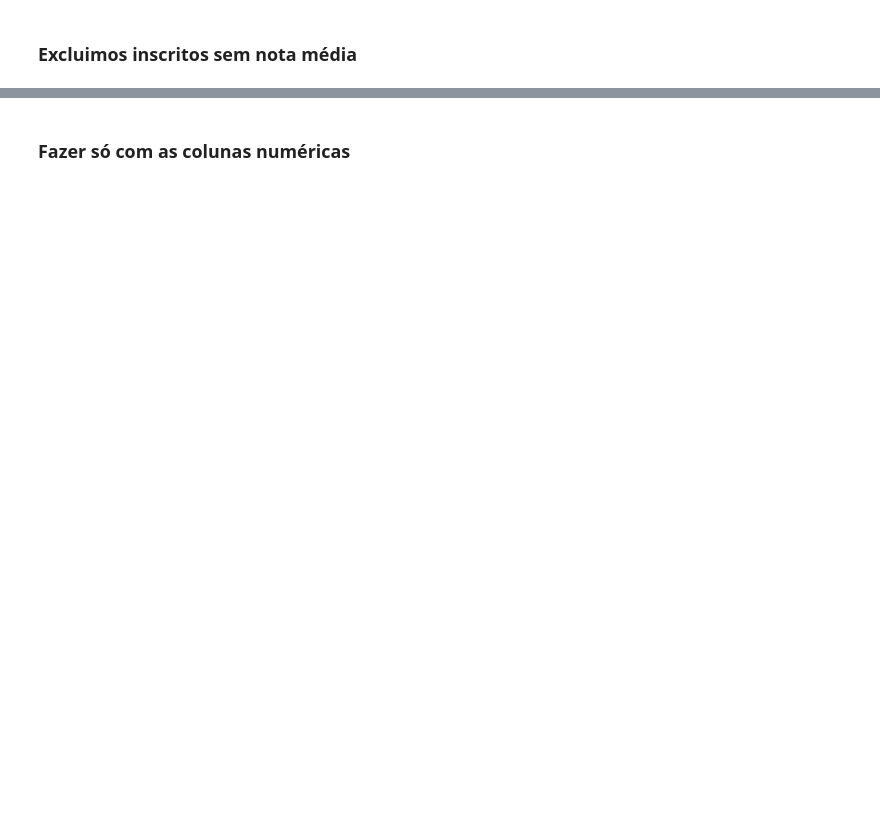
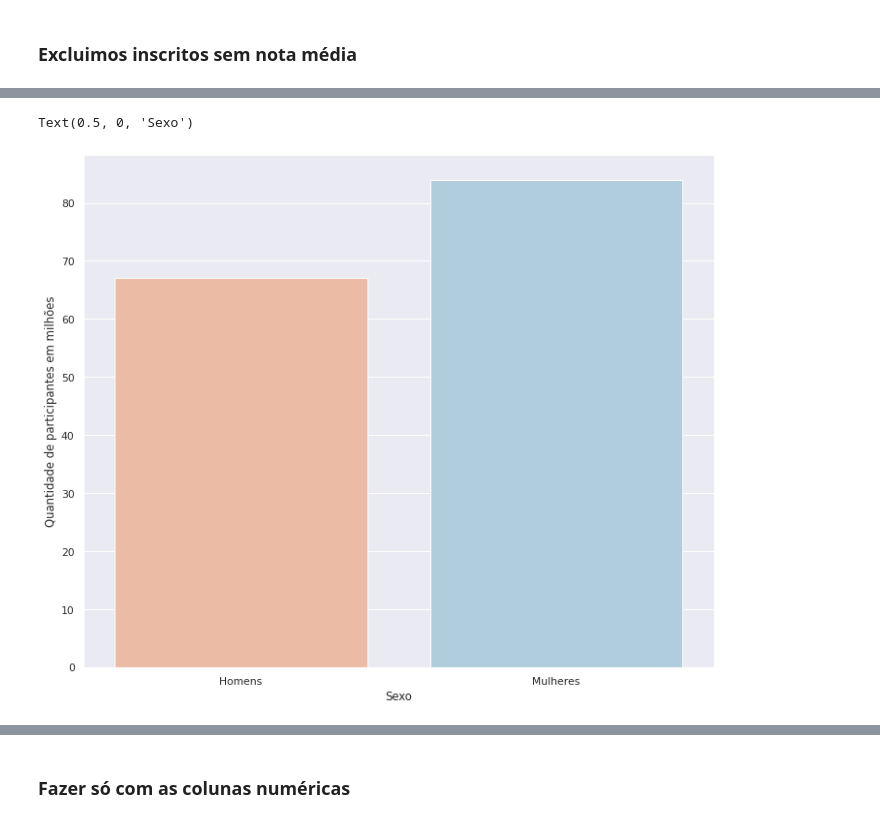
Before and after one commit to AkiraGabriel/Enem-2019, a Jupyter notebook: Enem.ipynb, the cells around one changed output, grey strips where cells are left out. Saved outputs shown, nothing was run; the diff lists cells and outputs as text; code cells hidden in the pictures; blank space fills up the shorter version.

```diff
--- a/Enem.ipynb
+++ b/Enem.ipynb
@@ -74,0 +221,23 @@ Name: nota_Media, Length: 2405749, dtype: float64
+# %%
+sns.set_theme(
+    style='darkgrid',
+    # palette='dark',
+    rc = {
+        'legend.loc': 'upper right',
+    }
+)
+fig, ax = plt.subplots(dpi=70, figsize=(12, 10))
+
+sns.countplot(data=df, x= df["TP_SEXO"].map({"F": "Mulheres", "M": "Homens"}),
+             palette="RdBu", ax=ax)
+
+for c in ax.containers:
+    for v in c:
+        bar_height = v.get_height()
+        x_value = v.get_x()
+        text = "{:.1%}".format(bar_height/len(df))
+ax.set_ylabel("Quantidade de participantes em milhões")
+ax.set_xlabel("Sexo")
+# %% [output]
+Text(0.5, 0, 'Sexo')
+[figure, added]
```
Also changed, not shown: parts of 77 cells of this notebook.
